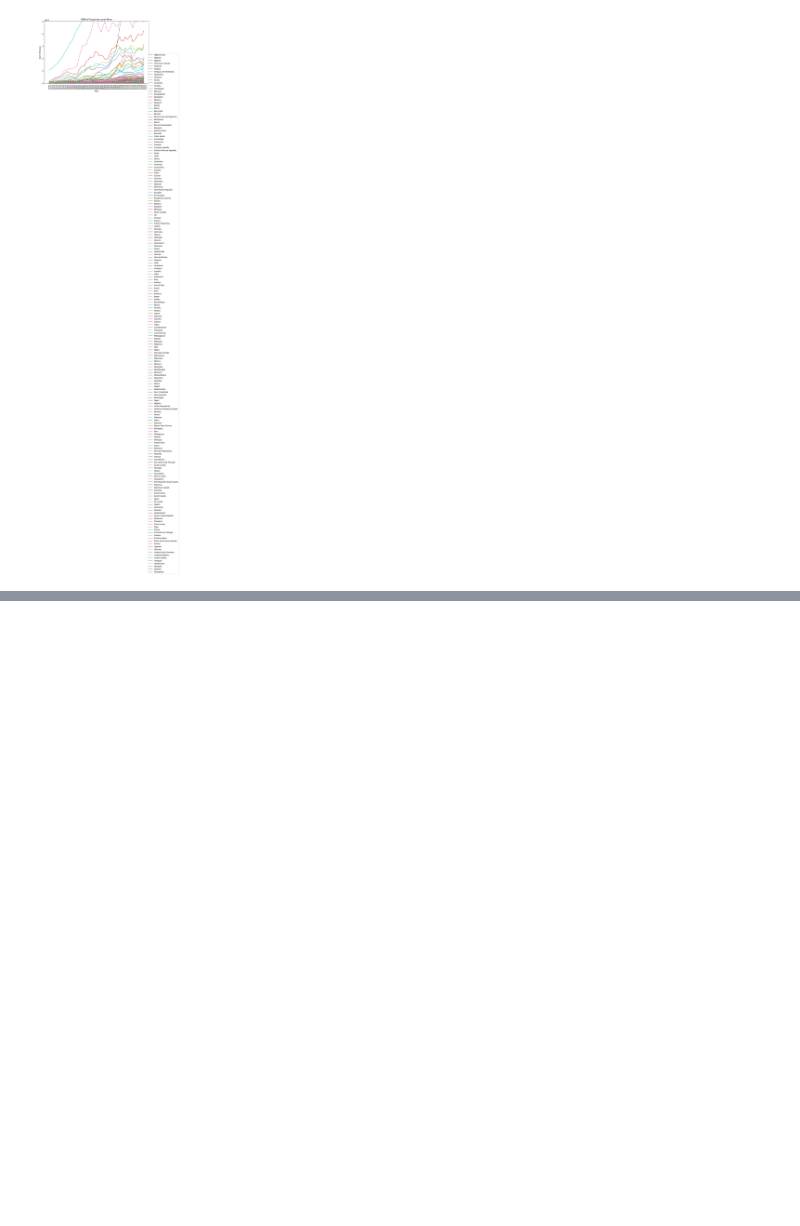
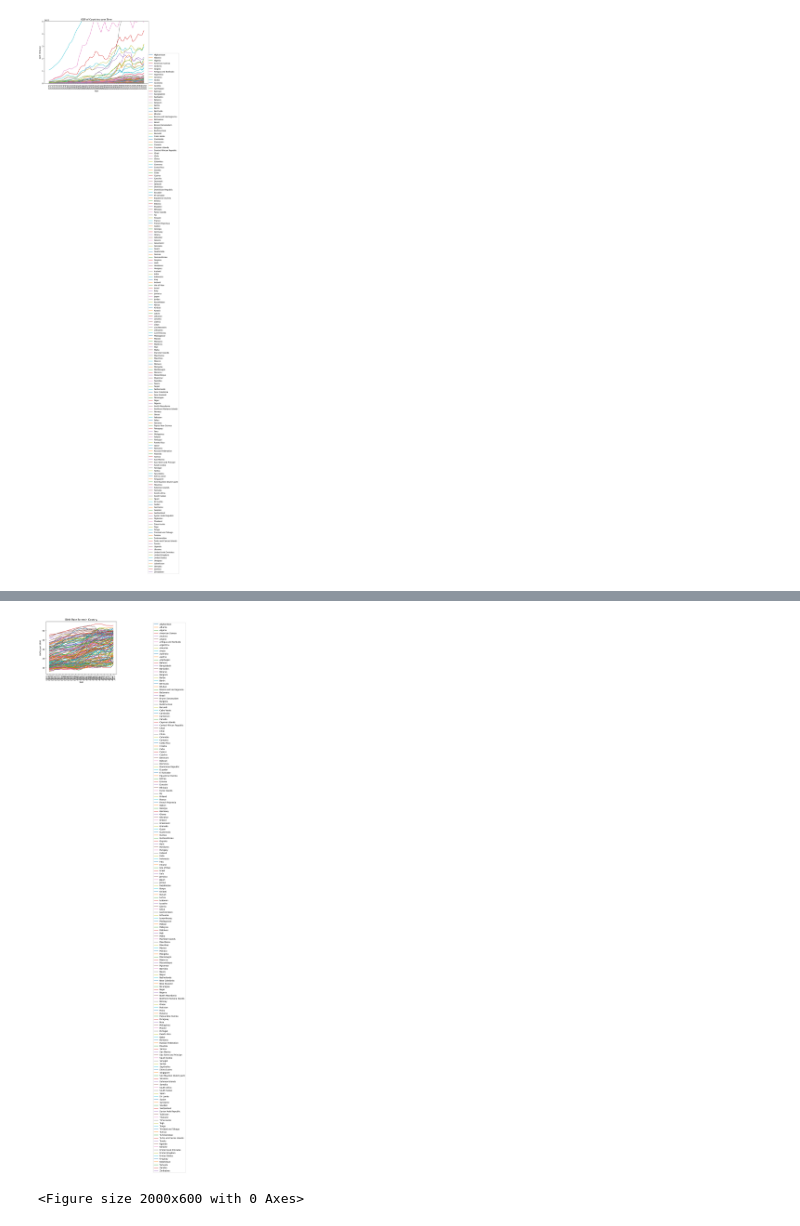
Before and after one commit to iglesias-johnluke/iglesias-johnluke.github.io, a Jupyter notebook: tutorial.ipynb, the cells around one changed output, grey strips where cells are left out. Drawn from its saved outputs; the diff is of its cells as text; code cells hidden in the pictures; blank space fills up the shorter version.

Commit message:
country birth plot

```diff
--- a/tutorial.ipynb
+++ b/tutorial.ipynb
@@ -372,0 +372,26 @@ of countries have had a GDP of under 1 trillion dollars since 1970.
+# %%
+# Group the data by country
+grouped = countryDF.groupby('country')
+
+# Loop through each country group and plot the birth rate over the years
+for name, group in grouped:
+    plt.plot(group['year'], group['birth_rate'], label=name)
+
+# Add labels and legend to the plot
+plt.xlabel('Year')
+plt.ylabel('Births per 1000')
+plt.title('Birth Rate for each Country')
+
+# adjust the right margin to make room for the legend
+plt.legend(loc='upper right', bbox_to_anchor=(2, 1))
+# rotate the x-ticks by 45 degrees
+plt.xticks(rotation=90)
+
+plt.figure(figsize=(20, 6))
+
+
+# Show the plot
+plt.show()
+# %% [output]
+[figure, added]
+<Figure size 2000x600 with 0 Axes>
```
Also changed, not shown: parts of 2 cells of this notebook.
